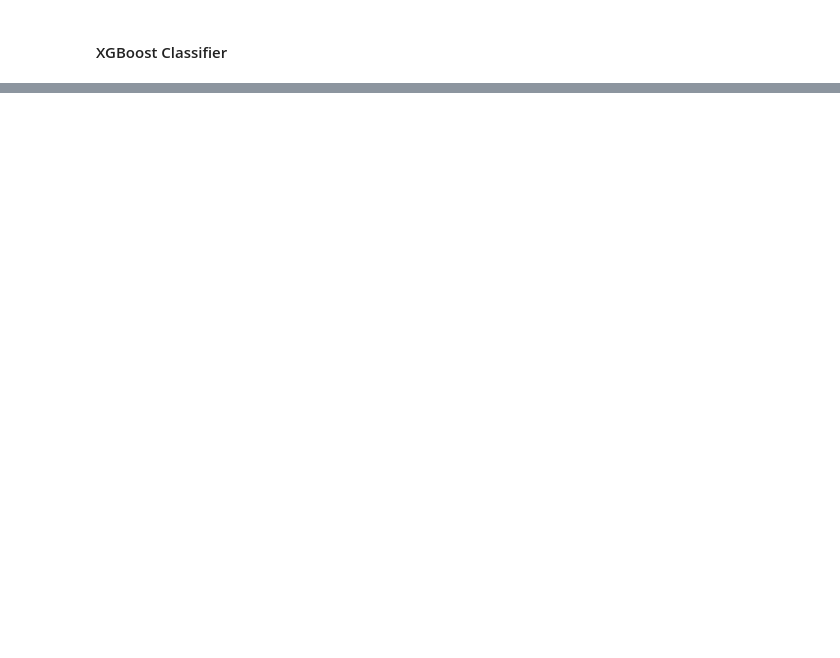
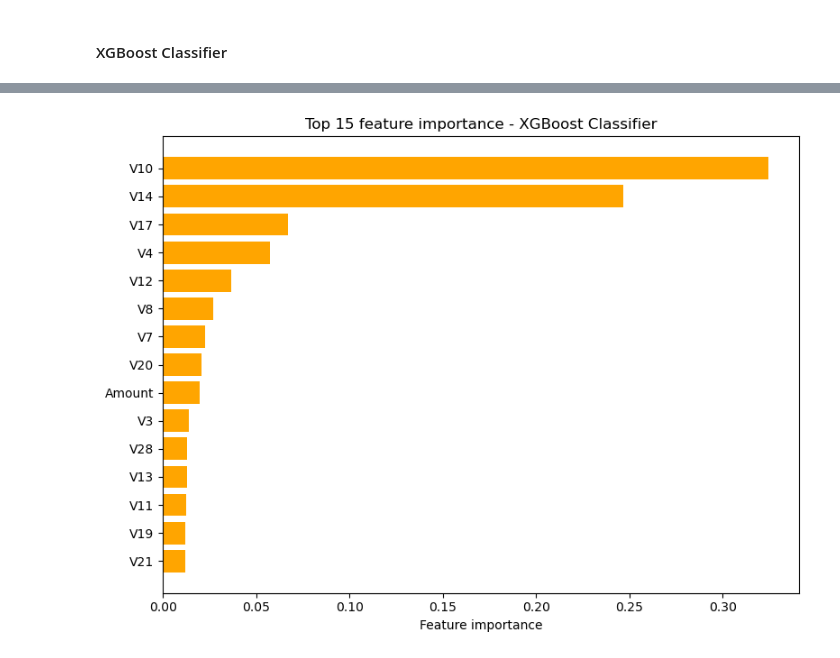
Before and after one commit to tranngonguyettu/Fraud_Detection, a Jupyter notebook: fraud_detection.ipynb, the cells around one changed output, grey strips where cells are left out. Cells and saved outputs as stored; diff of their text form; code cells hidden in the pictures; blank space fills up the shorter version.

```diff
--- a/fraud_detection.ipynb
+++ b/fraud_detection.ipynb
@@ -420,0 +555,16 @@ print("F1-score of the XGBoost is {}".format(f1_score(y_test, xgb_predict)))
+# %%
+#2. XGBoost
+xgb_importance = xgb.feature_importances_
+xgb_imp_df = pd.DataFrame({
+    'Feature': feature_names,
+    'Importance': xgb_importance
+}).sort_values(by='Importance', ascending = False).head(15)
+plt.figure(figsize=(8,6))
+plt.barh(xgb_imp_df['Feature'], xgb_imp_df['Importance'], color = 'orange')
+plt.gca().invert_yaxis()
+plt.xlabel("Feature importance")
+plt.title("Top 15 feature importance - XGBoost Classifier")
+plt.tight_layout()
+plt.show()
+# %% [output]
+[figure, added]
```
Also changed, not shown: parts of 21 cells of this notebook.
